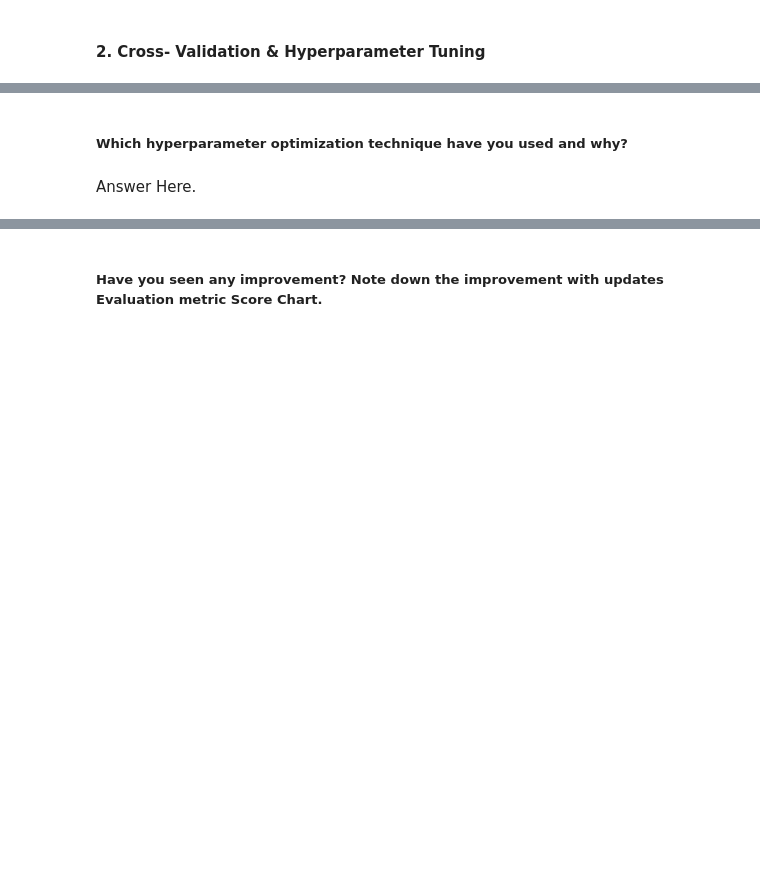
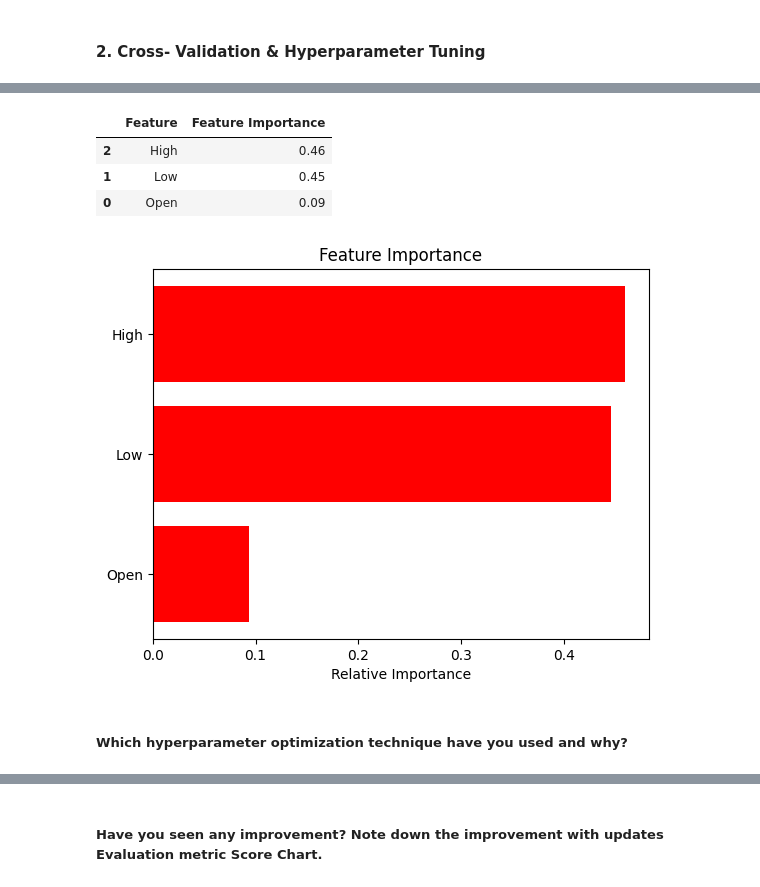
Before and after one commit to priyarane879/Yes_Bank_Stock_Prediction, a Jupyter notebook: Priya_Naik_Yes_bank_stock_prediction.ipynb, the cells around one changed output, grey strips where cells are left out. Cells and saved outputs as stored; diff of their text form; code cells hidden in the pictures; blank space fills up the shorter version.

```diff
--- a/Priya_Naik_Yes_bank_stock_prediction.ipynb
+++ b/Priya_Naik_Yes_bank_stock_prediction.ipynb
@@ -1020,4 +1200,10 @@ Answer Here.
 # %% [markdown]
 ### ML Model - 2
+# %%
+regr_randomforest = RandomForestRegressor()
+regr_randomforest.fit(X_train, y_train)
+# Predict on the model
+y_pred_train = regr_randomforest.predict(X_train)
+y_pred_test = regr_randomforest.predict(X_test)
 # %% [markdown]
 #### 1. Explain the ML Model used and it's performance using Evaluation metric Score Chart.
@@ -1034,4 +1311,22 @@ Answer Here.
+# %%
+importance_df.sort_values(by=['Feature Importance'],ascending=False)
+# %% [output]
+|  | Feature | Feature Importance |
+| 2 | High | 0.46 |
+| 1 | Low | 0.45 |
+| 0 | Open | 0.09 |
+# %%
+features = X_train.columns
+importances = regr_randomforest.feature_importances_
+indices = np.argsort(importances)
+# %%
+plt.title('Feature Importance')
+plt.barh(range(len(indices)), importances[indices], color='red', align='center')
+plt.yticks(range(len(indices)), [features[i] for i in indices])
+plt.xlabel('Relative Importance')
+
+plt.show()
+# %% [output]
+[figure, added]
 # %% [markdown]
 ##### Which hyperparameter optimization technique have you used and why?
-# %% [markdown]
-Answer Here.
```
Also changed, not shown: parts of 42 cells of this notebook.
